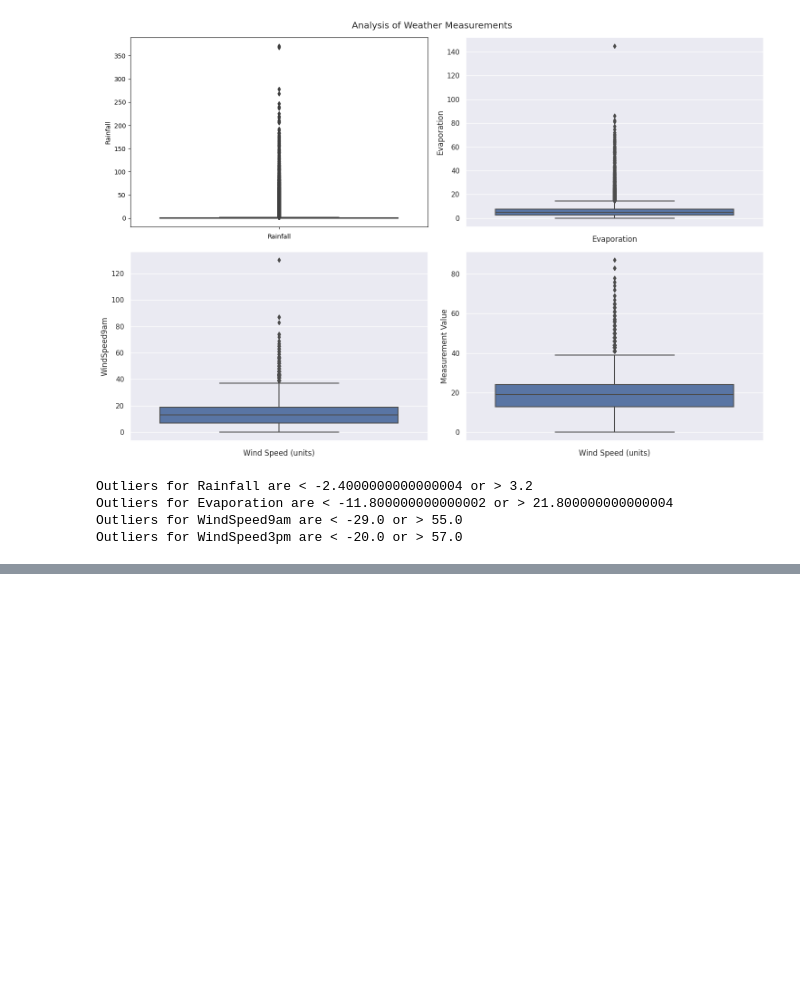
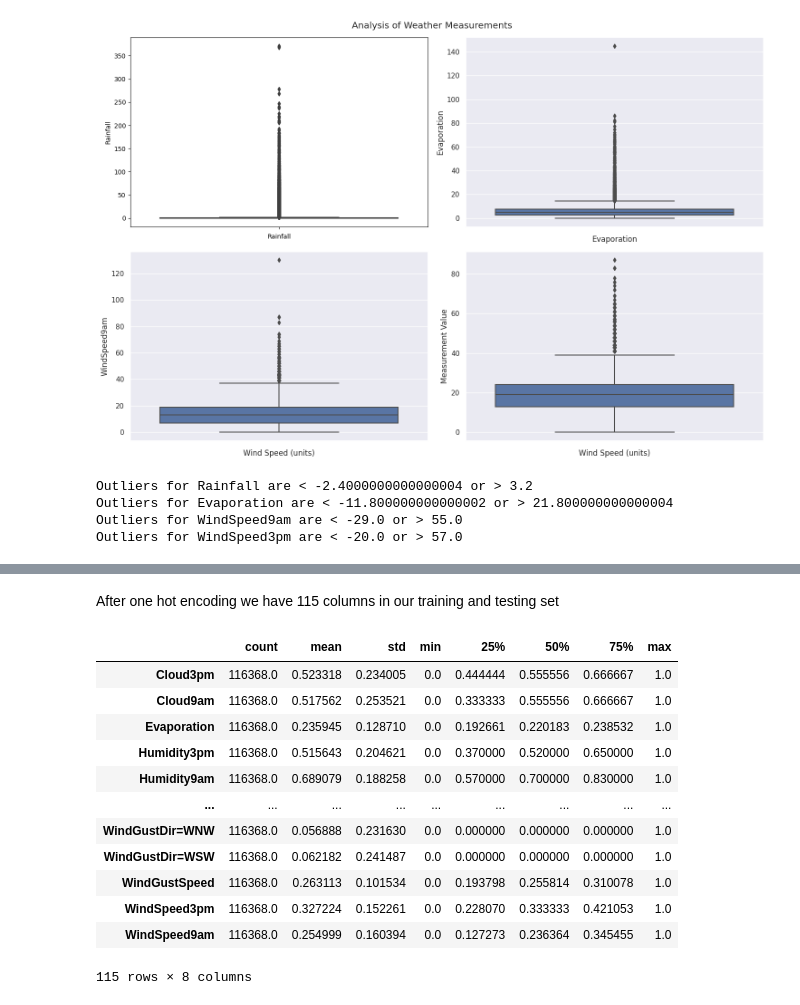
Before and after one commit to NishKoder/DL-Practice-From-Kaggel, a Jupyter notebook: eda-rain-in-australia.ipynb, the cells around one changed output, grey strips where cells are left out. Drawn from its saved outputs; the diff is of its cells as text; code cells hidden in the pictures; blank space fills up the shorter version.

Commit message:
Kaggle Notebook | EDA + Model Evaluation  : Rain in Australia | Version 4

```diff
--- a/eda-rain-in-australia.ipynb
+++ b/eda-rain-in-australia.ipynb
@@ -540,0 +550,8 @@ Outliers for WindSpeed3pm are < -20.0 or > 57.0
+# %%
+##creating training and test set
+from sklearn.model_selection import train_test_split
+
+X_train, X_test, y_train, y_test = train_test_split(X, y,
+                                                    test_size=0.2,
+                                                    random_state=10)
+print(X_train.shape, y_train.shape)
@@ -540,0 +624,12 @@ Outliers for WindSpeed3pm are < -20.0 or > 57.0
+# %%
+##converting dataframes into dictionaries
+train_dict = X_train[cat_cols + num_cols].to_dict(orient='records')
+test_dict = X_test[cat_cols + num_cols].to_dict(orient='records')
+# %%
+from sklearn.feature_extraction import DictVectorizer
+
+dv = DictVectorizer(sparse=False)
+dv.fit(train_dict)
+dv.fit(test_dict)
+X_train = dv.transform(train_dict)
+X_test = dv.transform(test_dict)
@@ -540,0 +656,5 @@ Outliers for WindSpeed3pm are < -20.0 or > 57.0
+# %%
+##feature names of the encoded variables
+print(len(dv.get_feature_names_out()))
+cols = dv.get_feature_names_out()
+print(cols)
@@ -540,0 +679,29 @@ Outliers for WindSpeed3pm are < -20.0 or > 57.0
+# %% [markdown]
+After one hot encoding we have 115 columns in our training and testing set
+# %%
+from sklearn.preprocessing import MinMaxScaler
+
+scaler = MinMaxScaler()
+
+X_train = scaler.fit_transform(X_train)
+
+X_test = scaler.transform(X_test)
+
+X_train = pd.DataFrame(X_train, columns=[cols])
+X_test = pd.DataFrame(X_test, columns=[cols])
+
+X_train.describe().T
+# %% [output]
+|  | count | mean | std | min | 25% | 50% | 75% | max |
+| Cloud3pm | 116368.0 | 0.523318 | 0.234005 | 0.0 | 0.444444 | 0.555556 | 0.666667 | 1.0 |
+| Cloud9am | 116368.0 | 0.517562 | 0.253521 | 0.0 | 0.333333 | 0.555556 | 0.666667 | 1.0 |
+| Evaporation | 116368.0 | 0.235945 | 0.128710 | 0.0 | 0.192661 | 0.220183 | 0.238532 | 1.0 |
+| Humidity3pm | 116368.0 | 0.515643 | 0.204621 | 0.0 | 0.370000 | 0.520000 | 0.650000 | 1.0 |
+| Humidity9am | 116368.0 | 0.689079 | 0.188258 | 0.0 | 0.570000 | 0.700000 | 0.830000 | 1.0 |
+| ... | ... | ... | ... | ... | ... | ... | ... | ... |
+| WindGustDir=WNW | 116368.0 | 0.056888 | 0.231630 | 0.0 | 0.000000 | 0.000000 | 0.000000 | 1.0 |
+| WindGustDir=WSW | 116368.0 | 0.062182 | 0.241487 | 0.0 | 0.000000 | 0.000000 | 0.000000 | 1.0 |
+| WindGustSpeed | 116368.0 | 0.263113 | 0.101534 | 0.0 | 0.193798 | 0.255814 | 0.310078 | 1.0 |
+| WindSpeed3pm | 116368.0 | 0.327224 | 0.152261 | 0.0 | 0.228070 | 0.333333 | 0.421053 | 1.0 |
+| WindSpeed9am | 116368.0 | 0.254999 | 0.160394 | 0.0 | 0.127273 | 0.236364 | 0.345455 | 1.0 |
+115 rows × 8 columns
```
Also changed, not shown: parts of 12 cells of this notebook.
